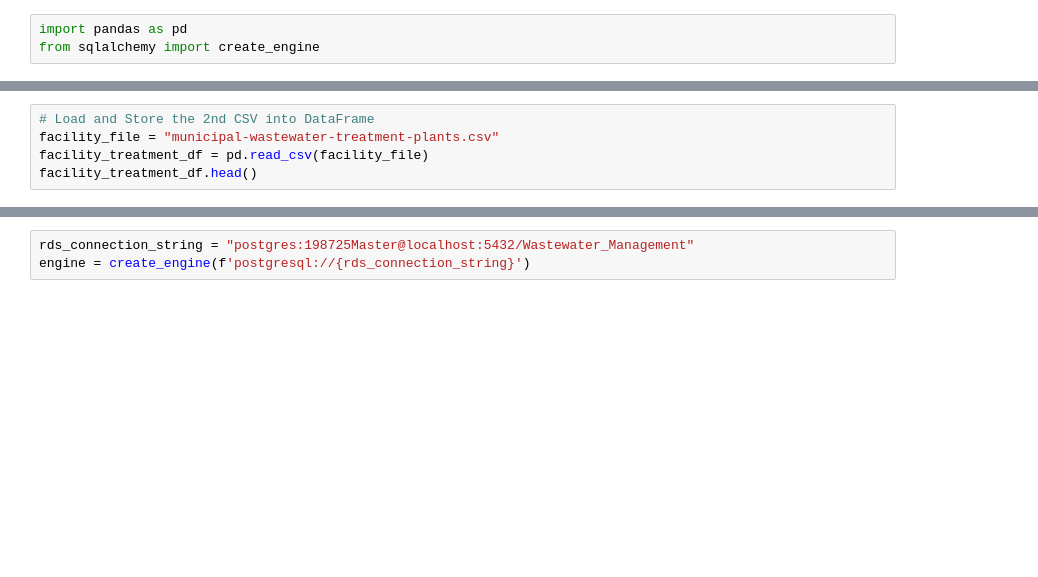
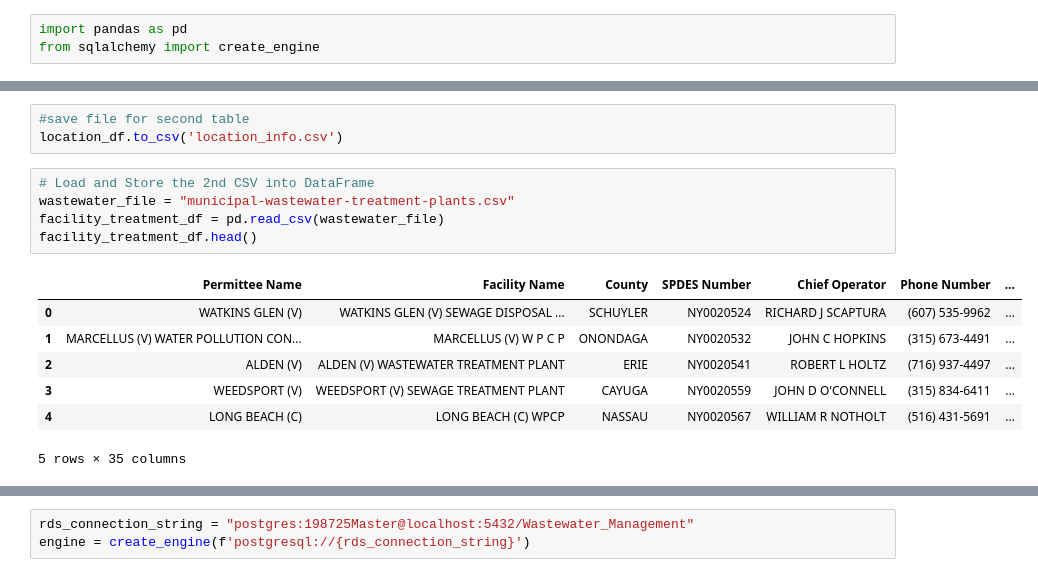
Before and after one commit to fender190/ETL-Project, a Jupyter notebook: ETL Project.ipynb, the cells around one changed output, grey strips where cells are left out. Drawn from its saved outputs; the diff is of its cells as text; blank space fills up the shorter version.

```diff
--- a/ETL Project.ipynb
+++ b/ETL Project.ipynb
@@ -54,8 +94,19 @@ location_df.head()
+# %%
+#save file for second table
+location_df.to_csv('location_info.csv')
 # %%
 # Load and Store the 2nd CSV into DataFrame
-facility_file = "municipal-wastewater-treatment-plants.csv"
-facility_treatment_df = pd.read_csv(facility_file)
+wastewater_file = "municipal-wastewater-treatment-plants.csv"
+facility_treatment_df = pd.read_csv(wastewater_file)
 facility_treatment_df.head()
+# %% [output]
+|  | Permittee Name | Facility Name | County | SPDES Number | Chief Operator | Phone Number | ... |
+| 0 | WATKINS GLEN (V) | WATKINS GLEN (V) SEWAGE DISPOSAL ... | SCHUYLER | NY0020524 | RICHARD J SCAPTURA | (607) 535-9962 | ... |
+| 1 | MARCELLUS (V) WATER POLLUTION CON... | MARCELLUS (V) W P C P | ONONDAGA | NY0020532 | JOHN C HOPKINS | (315) 673-4491 | ... |
+| 2 | ALDEN (V) | ALDEN (V) WASTEWATER TREATMENT PLANT | ERIE | NY0020541 | ROBERT L HOLTZ | (716) 937-4497 | ... |
+| 3 | WEEDSPORT (V) | WEEDSPORT (V) SEWAGE TREATMENT PLANT | CAYUGA | NY0020559 | JOHN D O'CONNELL | (315) 834-6411 | ... |
+| 4 | LONG BEACH (C) | LONG BEACH (C) WPCP | NASSAU | NY0020567 | WILLIAM R NOTHOLT | (516) 431-5691 | ... |
+5 rows × 35 columns
 # %%
 #3rd Table,water waste recycling details
 waste_water_df = facility_treatment_df[['SPDES Number','County','Receiving Waterbody','Drainage Basin','Stream Class','Year Built','Year Updated','Plant Class','Population Served']].copy()
```
Also changed, not shown: parts of 16 cells of this notebook, 5 other files.
